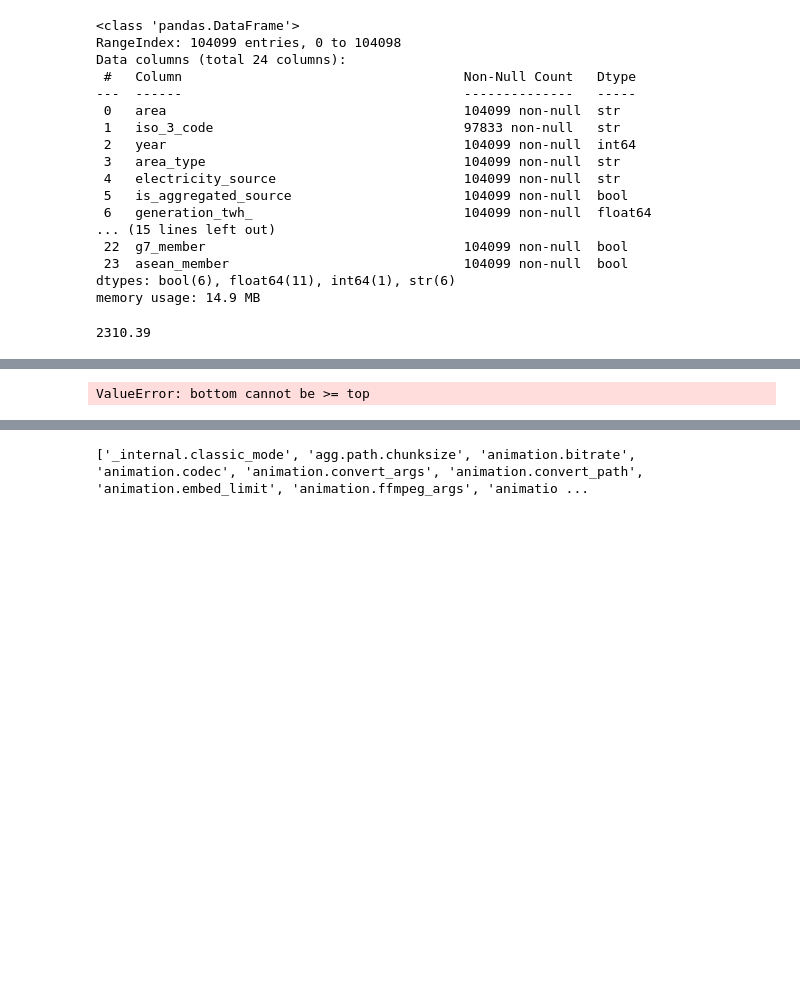
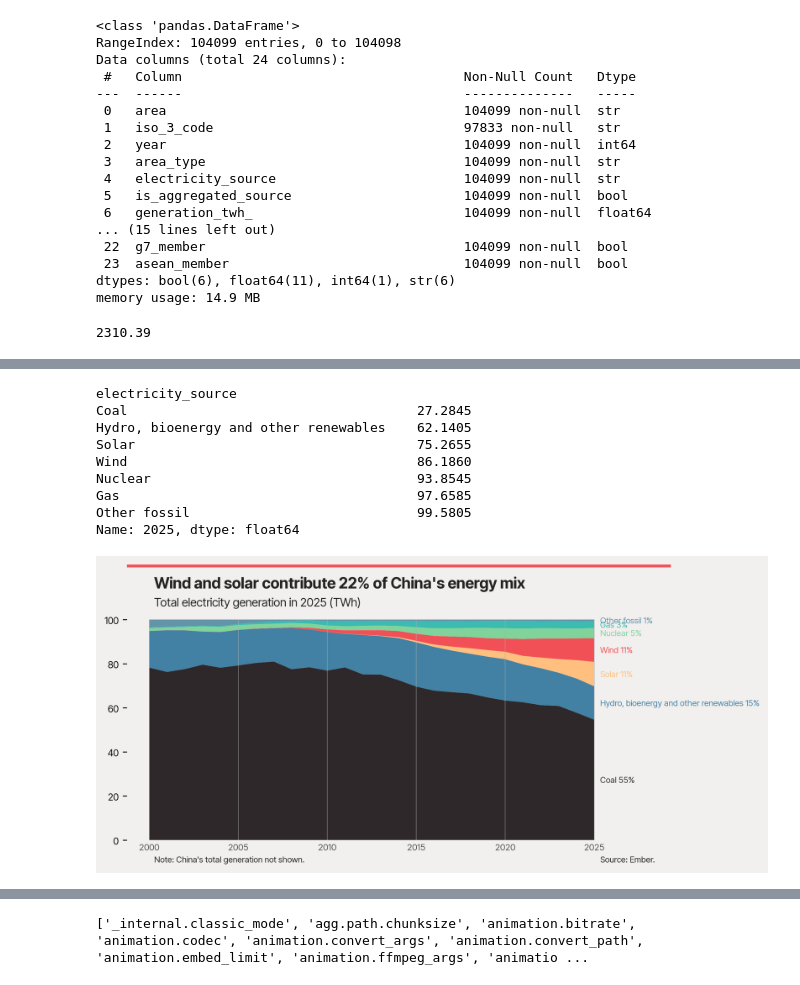
Before and after one commit to TurnerHaa/chinaEnergy, a Jupyter notebook: chinaEnergy.ipynb, the cells around one changed output, grey strips where cells are left out. Drawn from its saved outputs; the diff is of its cells as text; code cells hidden in the pictures; blank space fills up the shorter version.

```diff
--- a/chinaEnergy.ipynb
+++ b/chinaEnergy.ipynb
@@ -190,10 +190,10 @@ plt.show()
 # %%
-china_mix = clean_names(RAW_data)
+china_mix = RAW_data
 
 china_mix = china_mix[china_mix['area'] == 'China'].reset_index()
 
 
-china_mix = china_mix[['area', 'year', 'electricity_source', 'is_aggregated_source', 'share_of_generation_%_', 'generation_twh_']]
+china_mix = china_mix[['area', 'year', 'electricity_source', 'is_aggregated_source', 'share_of_generation_pct', 'generation_twh_']]
 
 exclude = ['Hydro', 'Bioenergy']
 
@@ -204,13 +204,4 @@ china_mix = china_mix[china_mix['year'] >= 2000]
 china_mix = china_mix[china_mix['electricity_source'] != 'Net imports']
 
 
-# china_mix['share_of_generation_%_'] = round(china_mix['share_of_generation_%_'] / 100, 2)
-
-
-# china_mix['annual_sum'] = round(china_mix.groupby(['year'])['share_of_generation_%_'].transform('sum'),1)
-
-# pivot to wide
-china_mix_wide = china_mix.pivot(index='year', columns='electricity_source', values='share_of_generation_%_').fillna(0)
-
-
-china_mix_wide
+china_mix_wide = china_mix.pivot(index='year', columns='electricity_source', values='share_of_generation_pct').fillna(0)
@@ -236,4 +217,10 @@ china_mix_wide
 # %%
+# set copy
+title = "Wind and solar contribute 22% of China's energy mix"
+subtitle = "Total electricity generation in 2025 (TWh)"
+note = "Note: China's total generation not shown."
+source = "Source: Ember."
+
 # ================================
 # create stacked bar
 # ================================
@@ -242,13 +229,12 @@ background = '#F2F0EF'
 text_colour = "#3E4147"
 
 # create figure and axes
-
-
-
 fig, ax = plt.subplots(figsize=figsize, dpi=dpi)
 
-fig.text(0.015, 0.85, title, ha='left', va='bottom', **title_font)
-fig.text(0.015, 0.79, subtitle, ha='left', va='bottom', **subtitle_font)
+fig.text(0.05, 0.97, title, ha='left', va='top', **title_font)
+fig.text(0.05, 0.9, subtitle, ha='left', va='top', **subtitle_font)
+fig.text(0.87, 0.02, source, ha='left', va='bottom', **source_font)
+fig.text(0.05, 0.02, note, ha='left', va='bottom', **source_font)
 
 fig.set_facecolor(background)
 ax.patch.set_facecolor(background)
@@ -265,8 +251,7 @@ palette = {
     'Other fossil':'#6494AA',
 }
 
-# print(china_mix_wide)
-
+# order categories by largest in 2025
 latest_year_idx = china_mix_wide.index.max()
 category_values = china_mix_wide.loc[latest_year_idx]
 
@@ -277,38 +262,72 @@ category_order = (
     .index.tolist()
 )
 
-ax.set_ylim(0, 100)
-
 china_mix_wide = china_mix_wide[category_order]
-
-plt.style.use('chartgazing.mplystyle')
 
 # create plot
 ax.stackplot(
     china_mix_wide.index,
     china_mix_wide.T,
     labels=china_mix_wide.columns,
     colors=[palette[col] for col in china_mix_wide.columns]
 )
+
+# label each stream at its right-hand end
+last_year = china_mix_wide.index.max()
+last_row = china_mix_wide.loc[last_year]
+
+
+# middle of each band = cumulative top minus half its own height
+band_mids = last_row.cumsum() - last_row / 2
+
+for source, mid in band_mids.items():
+    ax.annotate(
+        f"{source} {last_row[source]:.0f}%",
+        xy=(last_year, mid),
+        xytext=(5, 0),
+        textcoords='offset points',
+        ha='left',
+        va='center',
+        fontsize=7,
+        color=palette[source],
+        annotation_clip=False
+    )
+
+
+fig.subplots_adjust(left=0, right=0.9, top=0.82, bottom=0.1)
+
+
+# set ylimit
+ax.set_ylim(0, 100)
+
 
 # remove spines around outside of plot
 for spine in ax.spines.values():
     spine.set_visible(False)
 
 # create top rectangle
 rect = mpl.patches.Rectangle(
     (0, 0.99), 1, 0.01,
     transform=fig.transFigure,
     facecolor=primary_colour,
     edgecolor='none'
 )
 
 fig.add_artist(rect)
 
 # save figure
 fig.savefig("energy_mix.png", dpi=dpi, facecolor=fig.get_facecolor())
 
 # show figure
 plt.show()
 # %% [output]
-ValueError: bottom cannot be >= top
+electricity_source
+Coal                                     27.2845
+Hydro, bioenergy and other renewables    62.1405
+Solar                                    75.2655
+Wind                                     86.1860
+Nuclear                                  93.8545
+Gas                                      97.6585
+Other fossil                             99.5805
+Name: 2025, dtype: float64
+[figure, added]
```
Also changed, not shown: parts of 7 cells of this notebook, 3 other files.
